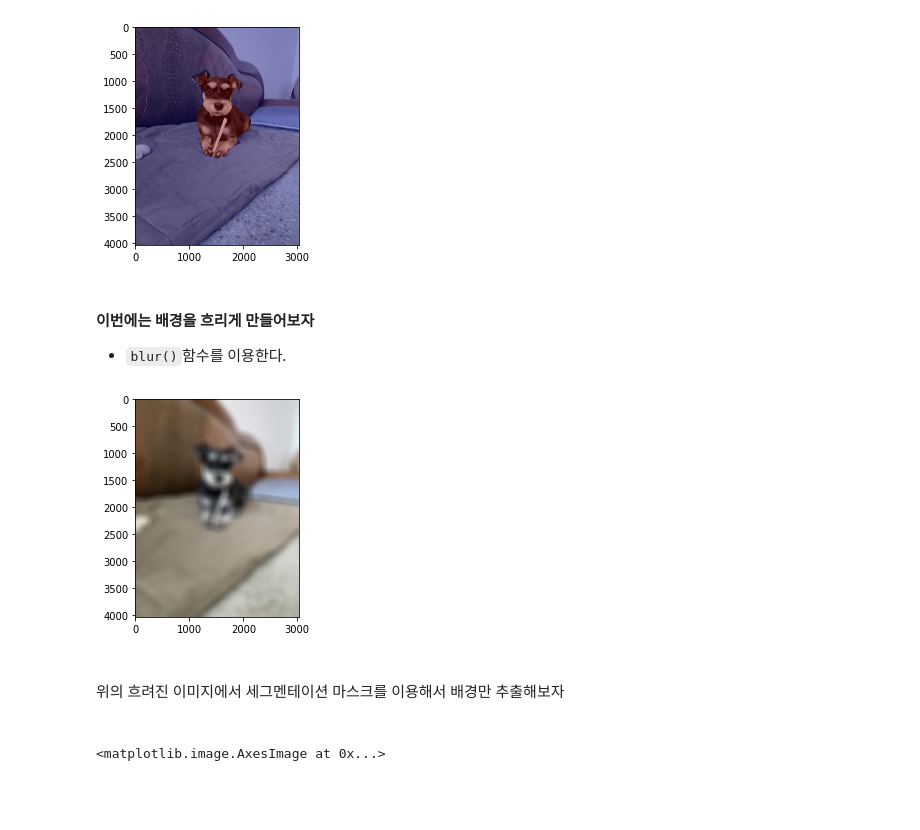
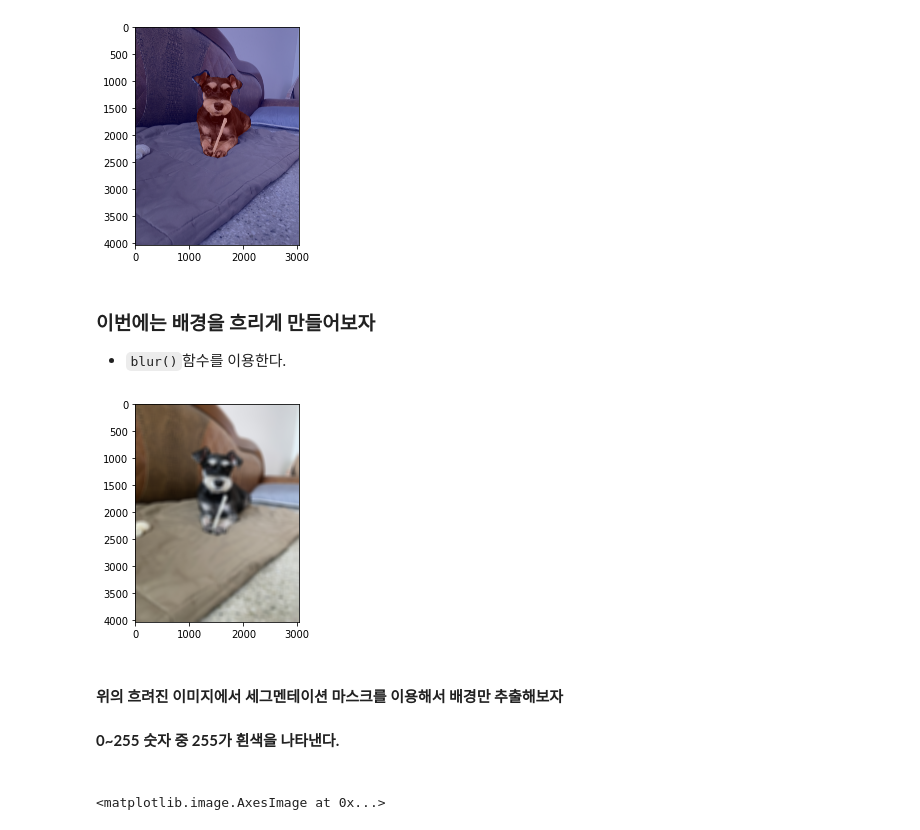
Before and after one commit to AnneBro/AIFFEL_Exploration, a Jupyter notebook: Ex10/[E-10] Project.ipynb, the cells around one changed output. Cells and saved outputs as stored; diff of their text form; code cells hidden in the pictures; blank space fills up the shorter version.

```diff
--- a/Ex10/[E-10] Project.ipynb
+++ b/Ex10/[E-10] Project.ipynb
@@ -253,18 +289,18 @@ plt.show()
 # %% [output]
 [figure]
 # %% [markdown]
-#### 이번에는 배경을 흐리게 만들어보자
+### 이번에는 배경을 흐리게 만들어보자
 - `blur()`함수를 이용한다.
 # %%
 # (13,13)은 blurring kernel size를 뜻합니다
 # 다양하게 바꿔보세요
-img_orig_blur = cv2.blur(jay_img_orig, (150,150))
+img_orig_blur = cv2.blur(jay_img_orig, (80,80))
 plt.imshow(cv2.cvtColor(img_orig_blur, cv2.COLOR_BGR2RGB))
 plt.show()
 # %% [output]
-[figure, old version]
+[figure, new version]
 # %% [markdown]
-<br>위의 흐려진 이미지에서 세그멘테이션 마스크를 이용해서 배경만 추출해보자<br><br>
+<br>**위의 흐려진 이미지에서 세그멘테이션 마스크를 이용해서 배경만 추출해보자<br><br>0~255 숫자 중 255가 흰색을 나타낸다.<br><br>**
 # %%
 img_mask_color = cv2.cvtColor(img_mask, cv2.COLOR_GRAY2BGR)
 plt.imshow(img_mask_color)
```
Also changed, not shown: parts of 41 cells of this notebook, 3 other files.
